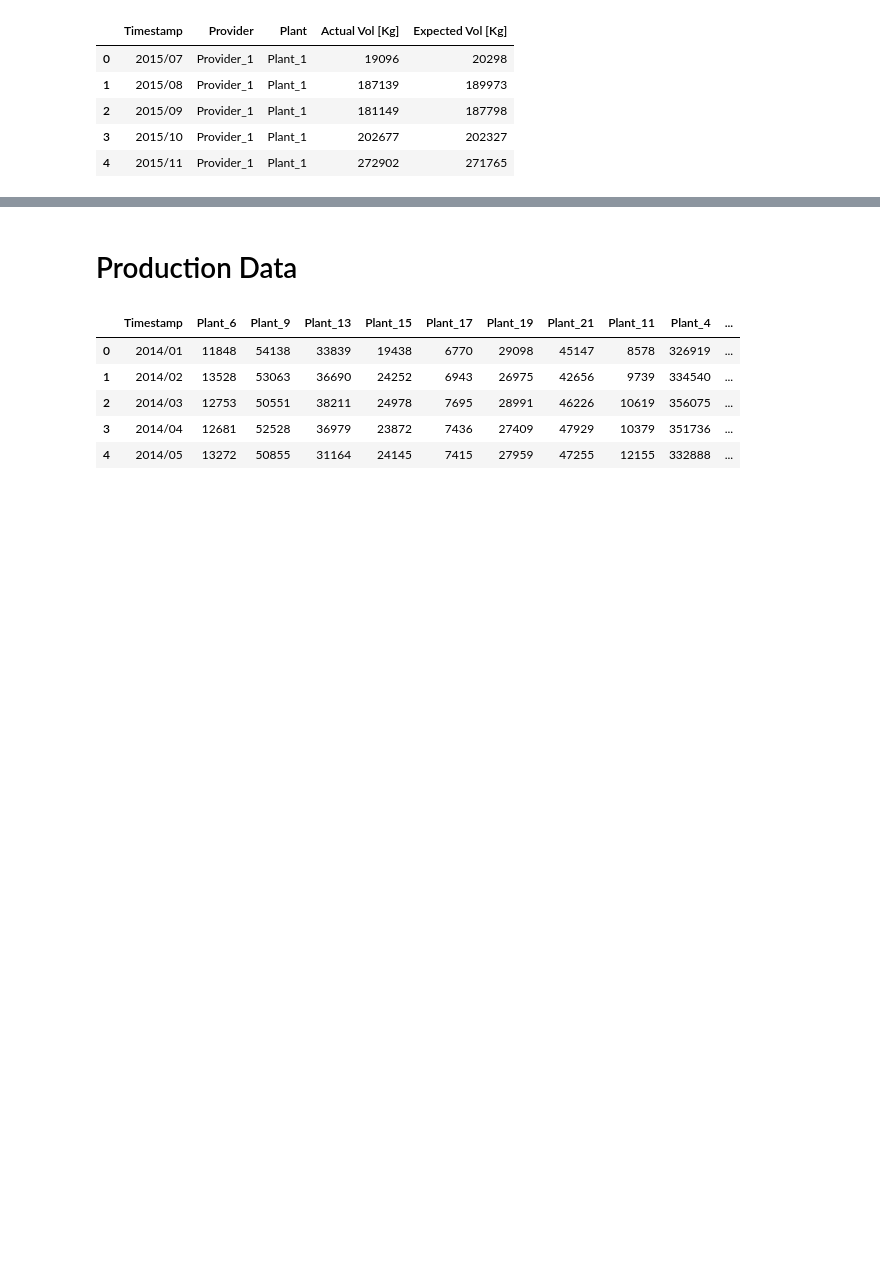
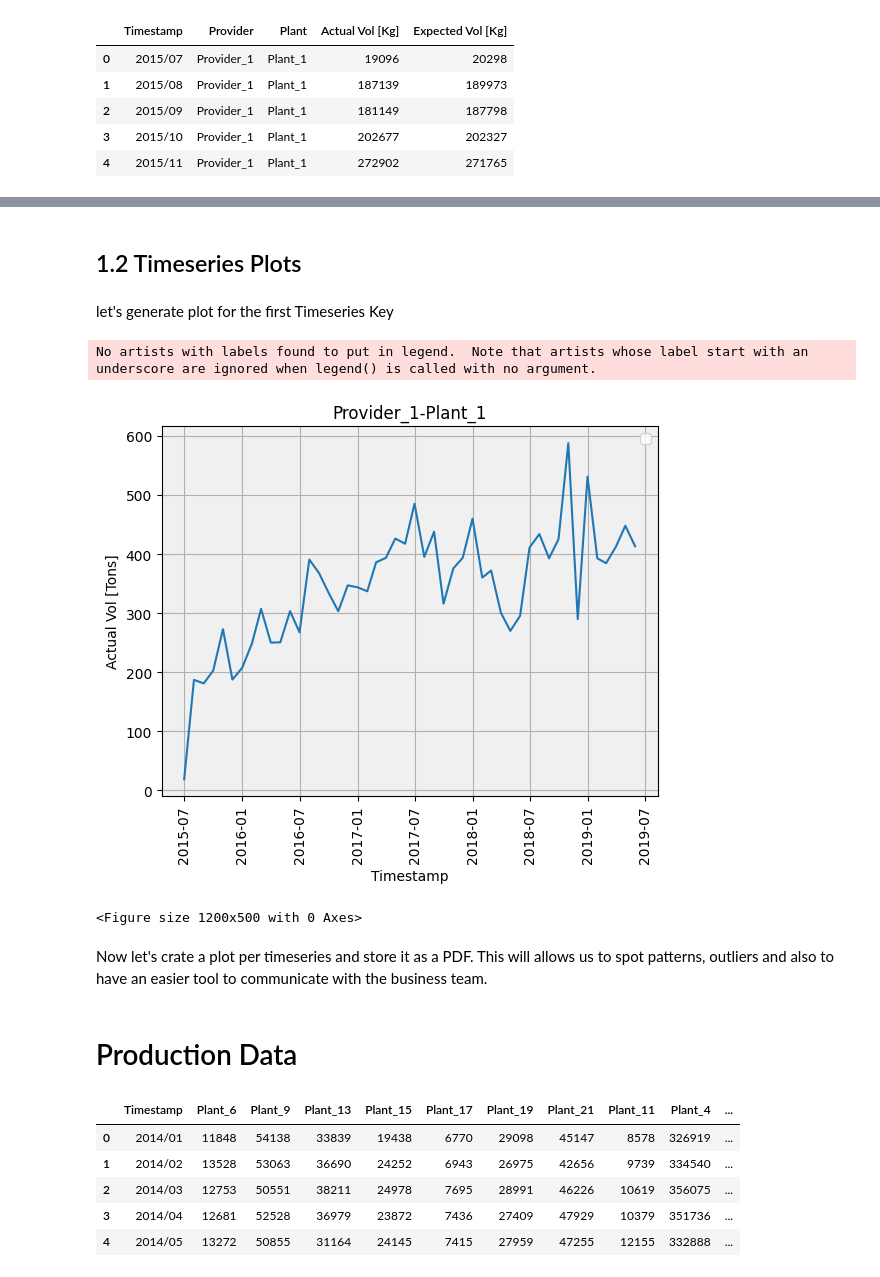
Before and after one commit to noliveraa/ValueDrivenDataScience_LogisticsApplication, a Jupyter notebook: LogisticsApplications/00-EDA.ipynb, the cells around one changed output, grey strips where cells are left out. Cells and saved outputs as stored; diff of their text form; code cells hidden in the pictures; blank space fills up the shorter version.

Commit message:
first EDA for Volume data

```diff
--- a/LogisticsApplications/00-EDA.ipynb
+++ b/LogisticsApplications/00-EDA.ipynb
@@ -15,0 +33,11 @@ df_vol.head()
+# %%
+df_vol['Year'] = df_vol['Timestamp'].apply(lambda x: x.split('/')[0]).astype(int)
+df_vol['Month'] = df_vol['Timestamp'].apply(lambda x: x.split('/')[1]).astype(int)
+df_vol['Timestamp'] = df_vol[['Year', 'Month']].apply(lambda x: datetime(x['Year'], x['Month'], 1), axis = 1)
+# %%
+# Create Timeseries Key
+df_vol['ts_key'] = df_vol[['Provider', 'Plant']].apply(lambda x: x['Provider'] + '-' + x['Plant'], axis = 1)
+
+# Convert String values to float
+# df_vol['Actual Vol [Kg]'] = df_vol['Actual Vol [Kg]'].astype('float32')
+# df_vol['Expected Vol [Kg]'] = df_vol['Expected Vol [Kg]'].astype('float32')
@@ -15,0 +110,7 @@ df_vol.head()
+# %%
+df_vol['Actual Vol [Kg]'] = df_vol['Actual Vol [Kg]'].str.replace('.', '').astype('float')
+df_vol['Expected Vol [Kg]'] = df_vol['Expected Vol [Kg]'].str.replace('.','')
+df_vol['Expected Vol [Kg]'] = df_vol['Expected Vol [Kg]'].str.replace(',','.').astype('float')
+
+df_vol['Actual Vol [Tons]'] = np.round( df_vol['Actual Vol [Kg]'] / 1000 , 3)
+df_vol['Expected Vol [Tons]'] =  np.round( df_vol['Expected Vol [Kg]'] / 1000, 3)
@@ -15,0 +146,41 @@ df_vol.head()
+# %% [markdown]
+## 1.2 Timeseries Plots
+# %% [markdown]
+let's generate plot for the first Timeseries Key
+# %%
+ts_key = 'Provider_1-Plant_1'
+x_axis = 'Timestamp'
+y_axis = 'Actual Vol [Tons]'
+_df = df_vol.query(f" ts_key == '{ts_key}'")
+x = _df[x_axis]
+y = _df[y_axis]
+
+# Create a figure
+fig, ax = plt.subplots()
+
+# Create a line plot
+plt.rc('text',usetex=False)
+plt.figure(figsize=(12, 5))
+ax.plot(x, y)
+
+# Add gridlines
+ax.grid(True)
+
+# Set a light gray background color
+ax.set_facecolor('#f0f0f0')
+
+# Add labels and a legend
+ax.set_xlabel(x_axis)
+ax.tick_params(axis='x', rotation=90)
+ax.set_ylabel(y_axis)
+ax.set_title(ts_key)
+ax.legend()
+
+# # Show the plot
+plt.show()
+# %% [output]
+No artists with labels found to put in legend.  Note that artists whose label start with an underscore are ignored when legend() is called with no argument.
+[figure, added]
+<Figure size 1200x500 with 0 Axes>
+# %% [markdown]
+Now let's crate a plot per timeseries and store it as a PDF. This will allows us to spot patterns, outliers and also to have an easier tool to communicate with the business team.
```
Also changed, not shown: parts of 20 cells of this notebook, 2 other files.
